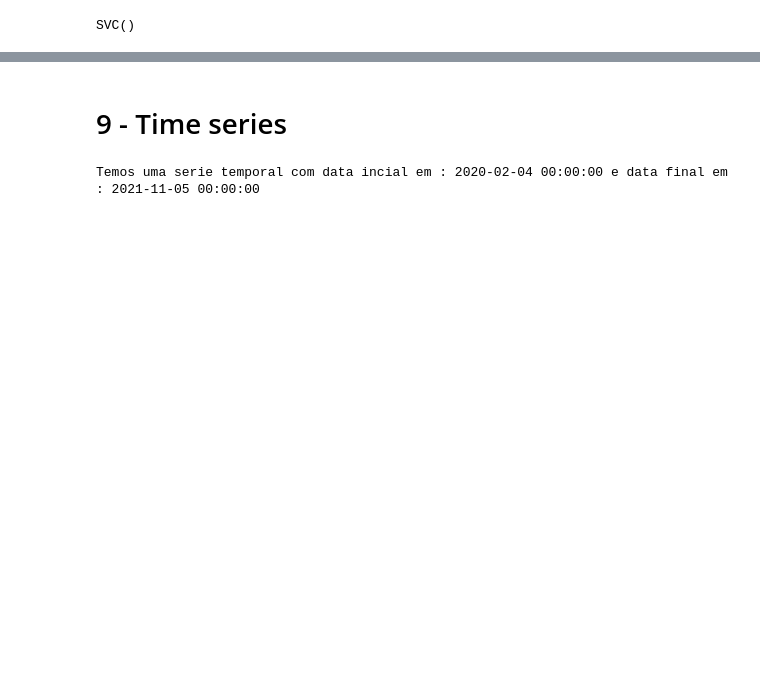
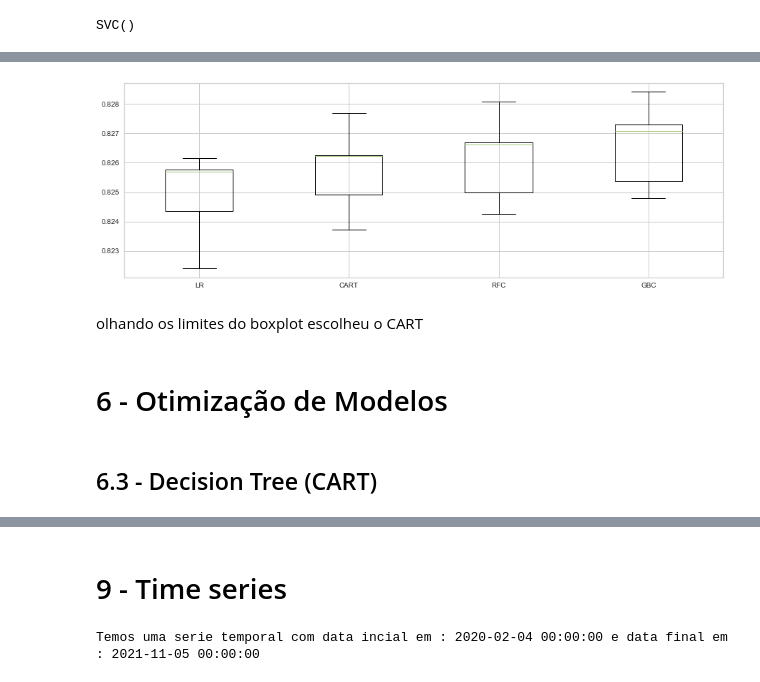
Before and after one commit to 1colete/dh_projeto_integrador, a Jupyter notebook: 3_modelagem.ipynb, the cells around one changed output, grey strips where cells are left out. Saved outputs shown, nothing was run; the diff lists cells and outputs as text; code cells hidden in the pictures; blank space fills up the shorter version.

```diff
--- a/3_modelagem.ipynb
+++ b/3_modelagem.ipynb
@@ -374,0 +378,50 @@ Recall: 0.8013393830984686
+# %%
+# quantidade de folds da validação cruzada
+folds = 5
+# random state
+SEED = 20
+# critério de avaliação
+scoring = 'accuracy'
+
+# modelos com valores default
+models = [
+    ('LR',   LogisticRegression(max_iter = 5_000)),
+    ('CART', DecisionTreeClassifier()),
+    # ('KNN',  KNeighborsClassifier(n_neighbors=5)),
+    ('RFC',  RandomForestClassifier()),
+    ('GBC',  GradientBoostingClassifier())
+]
+
+# validação cruzada
+resultados = []
+nome_modelo = []
+
+for type_modelo, modelo in models:
+    # função para validar a validação cruzada
+    stratified_fold = StratifiedKFold(n_splits = folds, shuffle = True, random_state = SEED)
+    # validação cruzada
+    cv_result = cross_val_score(
+        estimator = modelo,    # modelo
+        X = X_res,             # variáveis explicativas
+        y = y_res,             # target
+        cv = stratified_fold,  # função kfold
+        scoring = scoring      # critério de avaliação, neste caso acurácia
+    )
+    # armazena os resultados na lista cv_result
+    resultados.append(cv_result)
+    # armazena os resultados na lista type_modelo
+    nome_modelo.append(type_modelo)
+# %%
+# resultados da validação cruzada
+fig, ax = plt.subplots(figsize = (15, 5))
+ax.boxplot(resultados)
+ax.set_xticklabels(nome_modelo)
+fig.savefig('figs/cross_validation1.png')
+# %% [output]
+[figure, added]
+# %% [markdown]
+olhando os limites do boxplot escolheu o CART
+# %% [markdown]
+# 6 - Otimização de Modelos
+# %% [markdown]
+## 6.3 - Decision Tree (CART)
```
Also changed, not shown: parts of 48 cells of this notebook, 3 other files.
